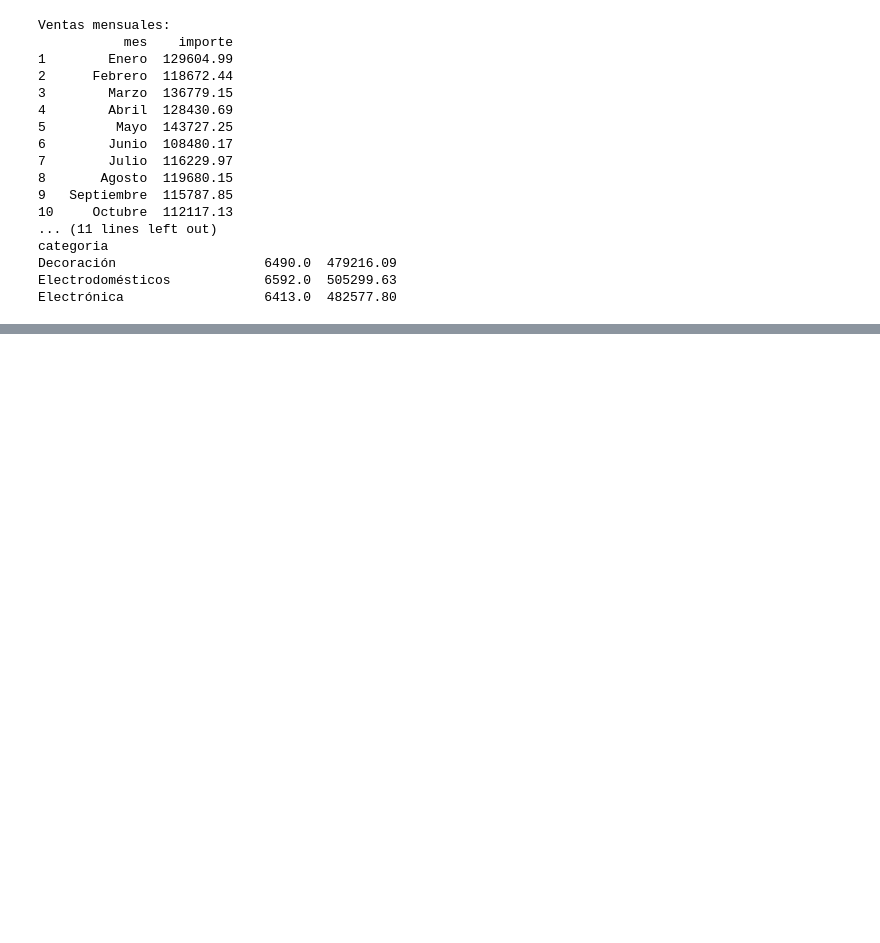
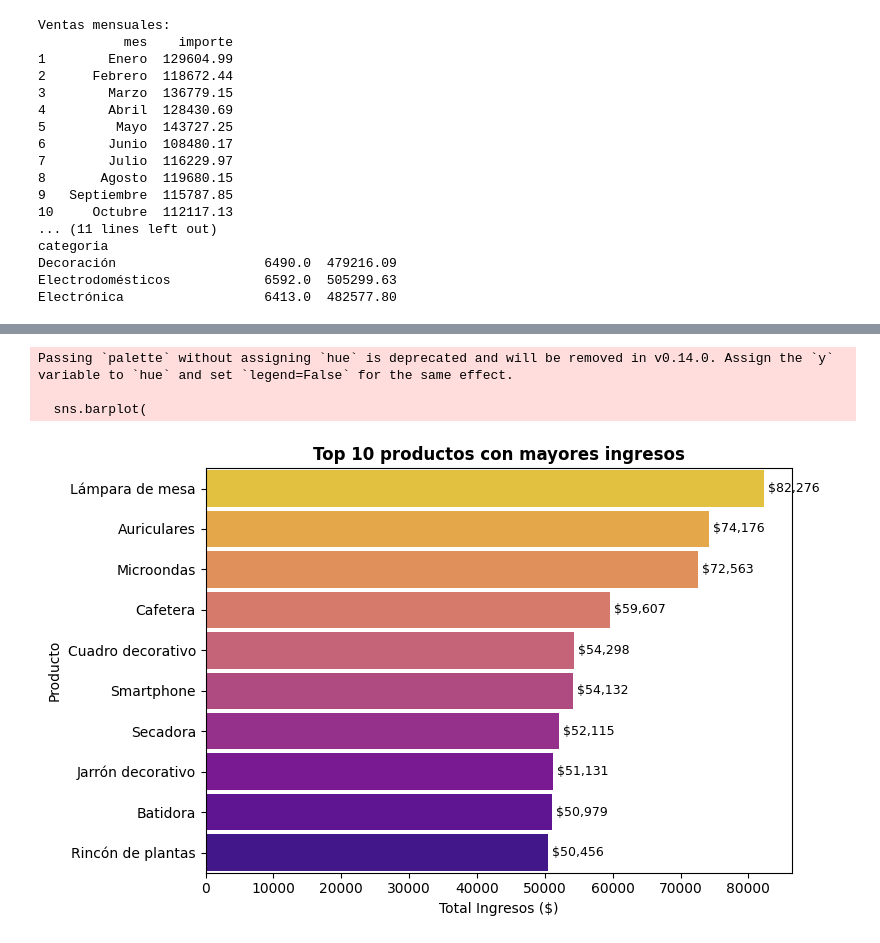
Before and after one commit to Shorkk/Ventas-Data-Analysis, a Jupyter notebook: Trabajo Final.ipynb, the cells around one changed output, grey strips where cells are left out. Drawn from its saved outputs; the diff is of its cells as text; code cells hidden in the pictures; blank space fills up the shorter version.

```diff
--- a/Trabajo Final.ipynb
+++ b/Trabajo Final.ipynb
@@ -148,0 +184,37 @@ Electrónica                  6413.0  482577.80
+# %%
+# GRÁFICOS SEABORN
+
+# Top 10 productos con mayores ingresos
+fig, ax = plt.subplots(figsize=(8,5))
+
+sns.barplot(
+    data=top10_productos,
+    x="total_ingresos",
+    y="producto",
+    palette=list(reversed(sns.color_palette("plasma", n_colors=len(top10_productos)))),
+    ax=ax,
+    width=0.9,
+    orient="h"
+)
+
+ax.set_title("Top 10 productos con mayores ingresos", fontweight="bold")
+ax.set_xlabel("Total Ingresos ($)")
+ax.set_ylabel("Producto")
+
+for container in ax.containers:
+    ax.bar_label(container,
+                 fmt='${:,.0f}',
+                 label_type='edge',
+                 padding=3,
+                 fontsize=9)
+
+plt.tight_layout()
+plt.show()
+
+
+#
+# %% [output]
+Passing `palette` without assigning `hue` is deprecated and will be removed in v0.14.0. Assign the `y` variable to `hue` and set `legend=False` for the same effect.
+
+  sns.barplot(
+[figure, added]
```
Also changed, not shown: parts of 6 cells of this notebook.
